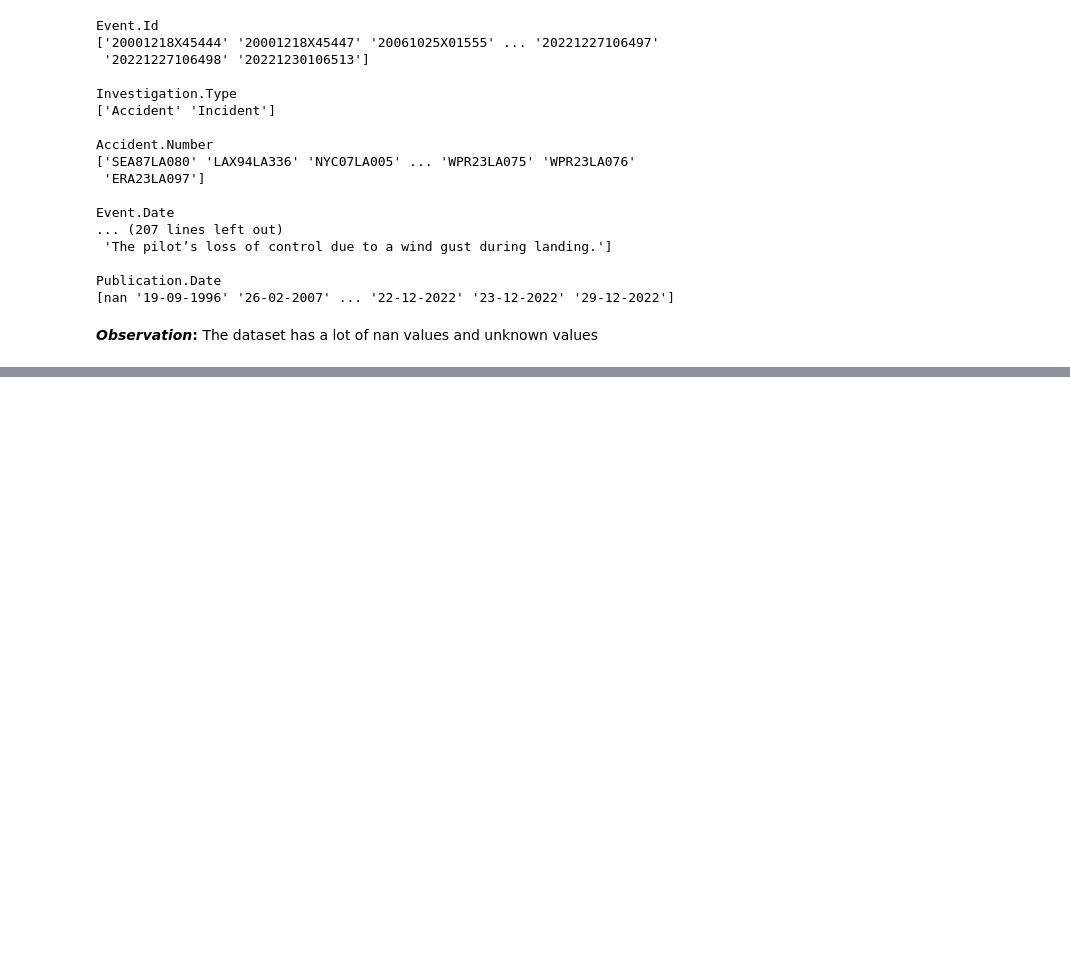
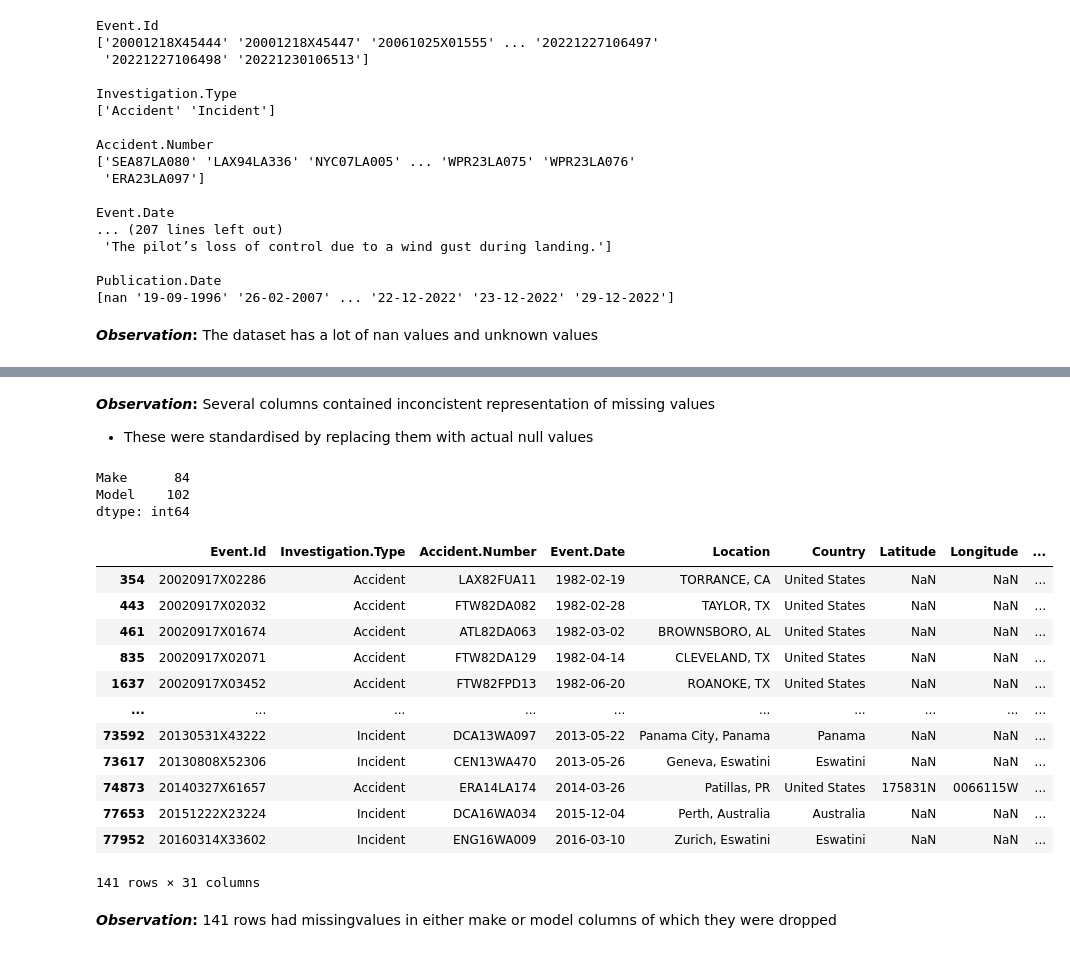
Before and after one commit to Peris-Kigo/aviation-accidents-project, a Jupyter notebook: student.ipynb, the cells around one changed output, grey strips where cells are left out. Drawn from its saved outputs; the diff is of its cells as text; code cells hidden in the pictures; blank space fills up the shorter version.

Commit message:
Standardize make and model column

```diff
--- a/student.ipynb
+++ b/student.ipynb
@@ -152,0 +166,2 @@ __*Observation*:__ The dataset has a lot of nan values and unknown values
+# %%
+df.replace(['UNK' , 'Unknown' , 'Unk' , 'nan' , 'NONE'],np.nan, inplace = True)
@@ -152,0 +188,25 @@ __*Observation*:__ The dataset has a lot of nan values and unknown values
+# %% [markdown]
+__*Observation*:__ Several columns contained inconcistent representation of missing values
+* These were standardised by replacing them with actual null values
+# %%
+df[['Make' , 'Model']].isnull().sum()
+# %% [output]
+Make      84
+Model    102
+dtype: int64
+# %%
+df[df['Make'].isnull() | df['Model'].isnull()]
+# %% [output]
+|  | Event.Id | Investigation.Type | Accident.Number | Event.Date | Location | Country | Latitude | Longitude | ... |
+| 354 | 20020917X02286 | Accident | LAX82FUA11 | 1982-02-19 | TORRANCE, CA | United States | NaN | NaN | ... |
+| 443 | 20020917X02032 | Accident | FTW82DA082 | 1982-02-28 | TAYLOR, TX | United States | NaN | NaN | ... |
+| 461 | 20020917X01674 | Accident | ATL82DA063 | 1982-03-02 | BROWNSBORO, AL | United States | NaN | NaN | ... |
+| 835 | 20020917X02071 | Accident | FTW82DA129 | 1982-04-14 | CLEVELAND, TX | United States | NaN | NaN | ... |
+| 1637 | 20020917X03452 | Accident | FTW82FPD13 | 1982-06-20 | ROANOKE, TX | United States | NaN | NaN | ... |
+| ... | ... | ... | ... | ... | ... | ... | ... | ... | ... |
+| 73592 | 20130531X43222 | Incident | DCA13WA097 | 2013-05-22 | Panama City, Panama | Panama | NaN | NaN | ... |
+| 73617 | 20130808X52306 | Incident | CEN13WA470 | 2013-05-26 | Geneva, Eswatini | Eswatini | NaN | NaN | ... |
+| 74873 | 20140327X61657 | Accident | ERA14LA174 | 2014-03-26 | Patillas, PR | United States | 175831N | 0066115W | ... |
+| 77653 | 20151222X23224 | Incident | DCA16WA034 | 2015-12-04 | Perth, Australia | Australia | NaN | NaN | ... |
+| 77952 | 20160314X33602 | Incident | ENG16WA009 | 2016-03-10 | Zurich, Eswatini | Eswatini | NaN | NaN | ... |
+141 rows × 31 columns
@@ -152,0 +215,2 @@ __*Observation*:__ The dataset has a lot of nan values and unknown values
+# %% [markdown]
+__*Observation*:__ 141 rows had missingvalues in either make or model columns of which they were dropped
```
Also changed, not shown: parts of 6 cells of this notebook.
